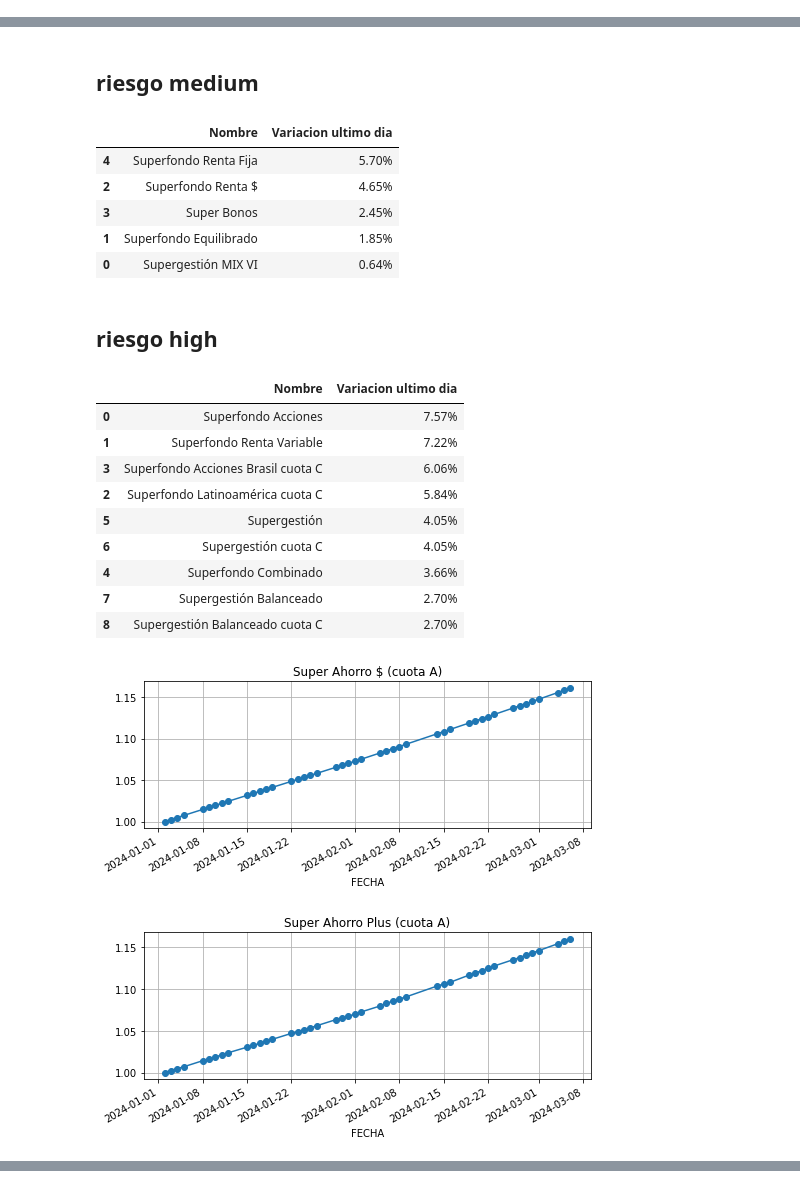
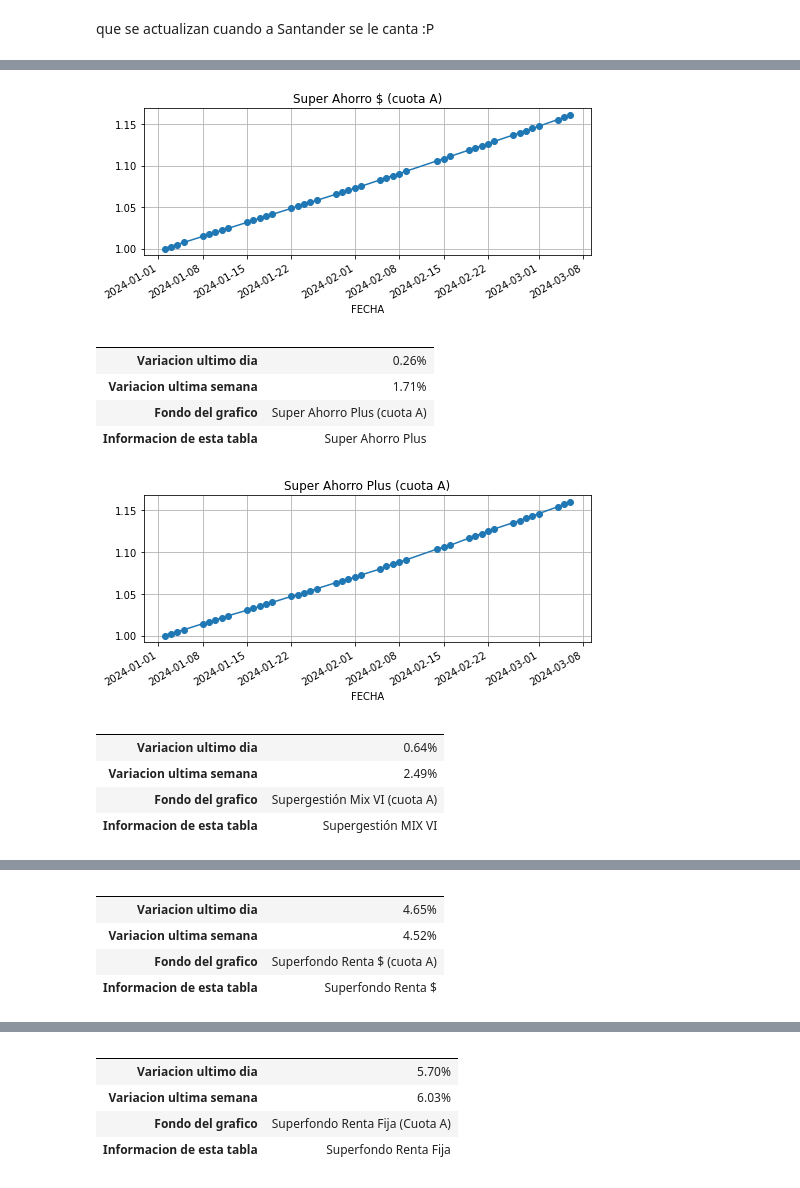
Before and after one commit to elsonidoq/san_plots, a Jupyter notebook: fetch-and-plot.ipynb, the cells around one changed output, grey strips where cells are left out. Drawn from its saved outputs; the diff is of its cells as text; code cells hidden in the pictures.

```diff
--- a/fetch-and-plot.ipynb
+++ b/fetch-and-plot.ipynb
@@ -19,0 +73,14 @@ df = df.set_index('FECHA')
+# %%
+import re
+
+def normalize(s):
+    return re.sub('\(.*?\)', '', s.upper()).replace('SUPERFONDO', '').strip()
+
+data_by_name = {}
+
+for tier in data['fundsByRisk']:
+    for e in tier['funds']:
+        data_by_name[e['name']] = {
+            'Variacion ultimo dia': e['periods']['lastDay'],
+            'Variacion ultima semana': e['periods']['last7Days']
+        }
@@ -23,17 +97,29 @@ import matplotlib.pyplot as plt
 from IPython.display import display_markdown, Markdown, display
 from itertools import chain
 
-for tier in data['fundsByRisk']:
-    display_markdown(Markdown('## riesgo ' + tier['risk']))
-    display(pd.DataFrame(
-        [{'Nombre': e['name'], 'Variacion ultimo dia': e['periods']['lastDay']} for e in tier['funds']]
-    ).sort_values('Variacion ultimo dia', ascending=False))
+# display_markdown(Markdown('# Tablas con información de hoy'))
+# for tier in data['fundsByRisk']:
+#     display_markdown(Markdown('### Riesgo ' + tier['risk']))
+#     display(pd.DataFrame(
+#         [{'Nombre': e['name'], 'Variacion ultimo dia': e['periods']['lastDay']} for e in tier['funds']]
+#     ).sort_values('Variacion ultimo dia', ascending=False))
 
 
+display_markdown(Markdown('# Graficos historicos'))
+display_markdown(Markdown('que se actualizan cuando a Santander se le canta :P'))
+
 for c in df.columns:
+    match = min(data_by_name, key=lambda x: Levenshtein.distance(normalize(x), normalize(c)))
+#     print(c, normalize(c), '->', match, Levenshtein.distance(match, normalize(c)))
+    doc = data_by_name[match].copy()
+    doc['Nombre del fondo utilizado para el el grafico'] = c
+    doc['Nombre del fondo utilizaInformacion de esta tabla'] = match
+    display(pd.DataFrame({'':pd.Series(doc)}))
+
     plt.figure(figsize=(8,3))
     (df[c] / df[c].min()).plot(marker='o')
     plt.title(c)
     plt.grid()
+    plt.show()
 #     plt.savefig(c + '.png')
 # %% [output]
@@ -40,0 +127 @@ for c in df.columns:
+que se actualizan cuando a Santander se le canta :P
@@ -44,23 +133,25 @@ for c in df.columns:
-## riesgo medium
+[figure]
-|  | Nombre | Variacion ultimo dia |
-| 4 | Superfondo Renta Fija | 5.70% |
-| 2 | Superfondo Renta $ | 4.65% |
-| 3 | Super Bonos | 2.45% |
-| 1 | Superfondo Equilibrado | 1.85% |
-| 0 | Supergestión MIX VI | 0.64% |
+|  |  |
+| Variacion ultimo dia | 0.26% |
+| Variacion ultima semana | 1.71% |
+| Fondo del grafico | Super Ahorro Plus (cuota A) |
+| Informacion de esta tabla | Super Ahorro Plus |
-## riesgo high
+[figure]
-|  | Nombre | Variacion ultimo dia |
-| 0 | Superfondo Acciones | 7.57% |
-| 1 | Superfondo Renta Variable | 7.22% |
-| 3 | Superfondo Acciones Brasil cuota C | 6.06% |
-| 2 | Superfondo Latinoamérica cuota C | 5.84% |
-| 5 | Supergestión | 4.05% |
-| 6 | Supergestión cuota C | 4.05% |
-| 4 | Superfondo Combinado | 3.66% |
-| 7 | Supergestión Balanceado | 2.70% |
-| 8 | Supergestión Balanceado cuota C | 2.70% |
+|  |  |
+| Variacion ultimo dia | 0.64% |
+| Variacion ultima semana | 2.49% |
+| Fondo del grafico | Supergestión Mix VI (cuota A) |
+| Informacion de esta tabla | Supergestión MIX VI |
-[figure]
-[figure]
 [figure]
+|  |  |
+| Variacion ultimo dia | 4.65% |
+| Variacion ultima semana | 4.52% |
+| Fondo del grafico | Superfondo Renta $ (cuota A) |
+| Informacion de esta tabla | Superfondo Renta $ |
 [figure]
+|  |  |
+| Variacion ultimo dia | 5.70% |
+| Variacion ultima semana | 6.03% |
+| Fondo del grafico | Superfondo Renta Fija (Cuota A) |
+| Informacion de esta tabla | Superfondo Renta Fija |
 [figure]
```
Also changed, not shown: parts of 7 cells of this notebook, 3 other files.
